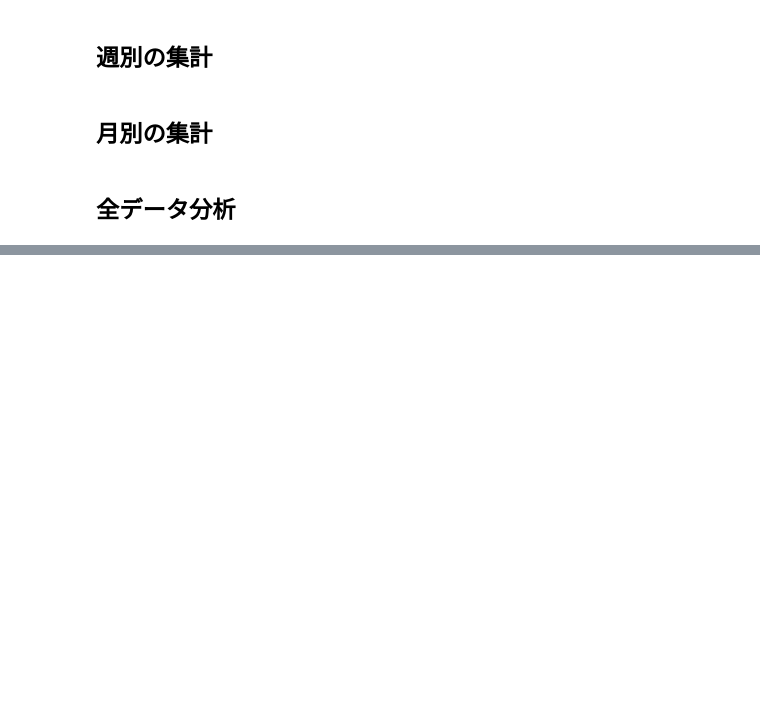
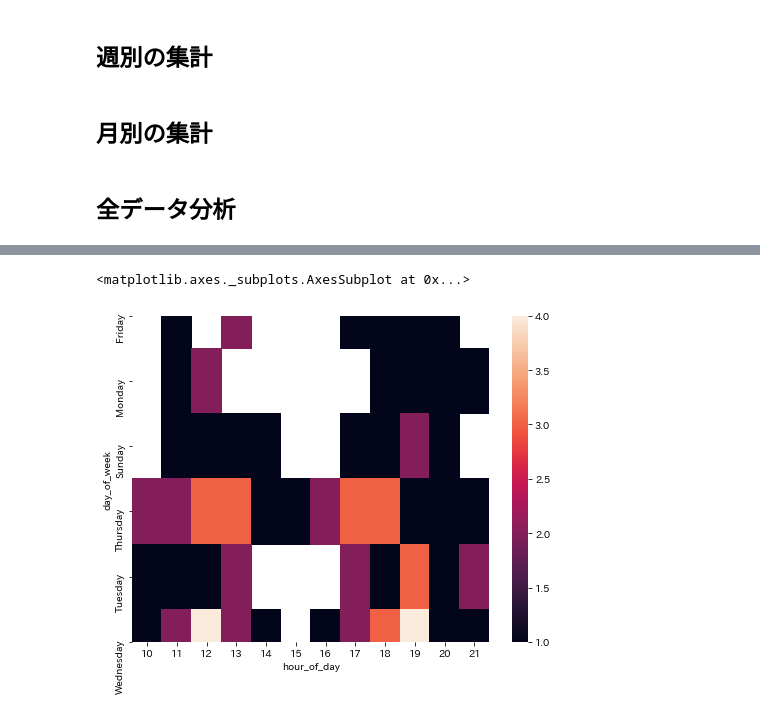
Before and after one commit to tsu-nera/ubereats-analysis, a Jupyter notebook: notebooks/trip_analysis.ipynb, the cells around one changed output, grey strips where cells are left out. Drawn from its saved outputs; the diff is of its cells as text; code cells hidden in the pictures; blank space fills up the shorter version.

```diff
--- a/notebooks/trip_analysis.ipynb
+++ b/notebooks/trip_analysis.ipynb
@@ -115,0 +130,9 @@ mpl.get_configdir()
+# %%
+def count_rows(rows):
+    return len(rows)
+
+by_cross = df.groupby('day_of_week hour_of_day'.split()).apply(count_rows).unstack()
+sns.heatmap(by_cross)
+# %% [output]
+<matplotlib.axes._subplots.AxesSubplot at 0x...>
+[figure, added]
```
Also changed, not shown: parts of 7 cells of this notebook.
